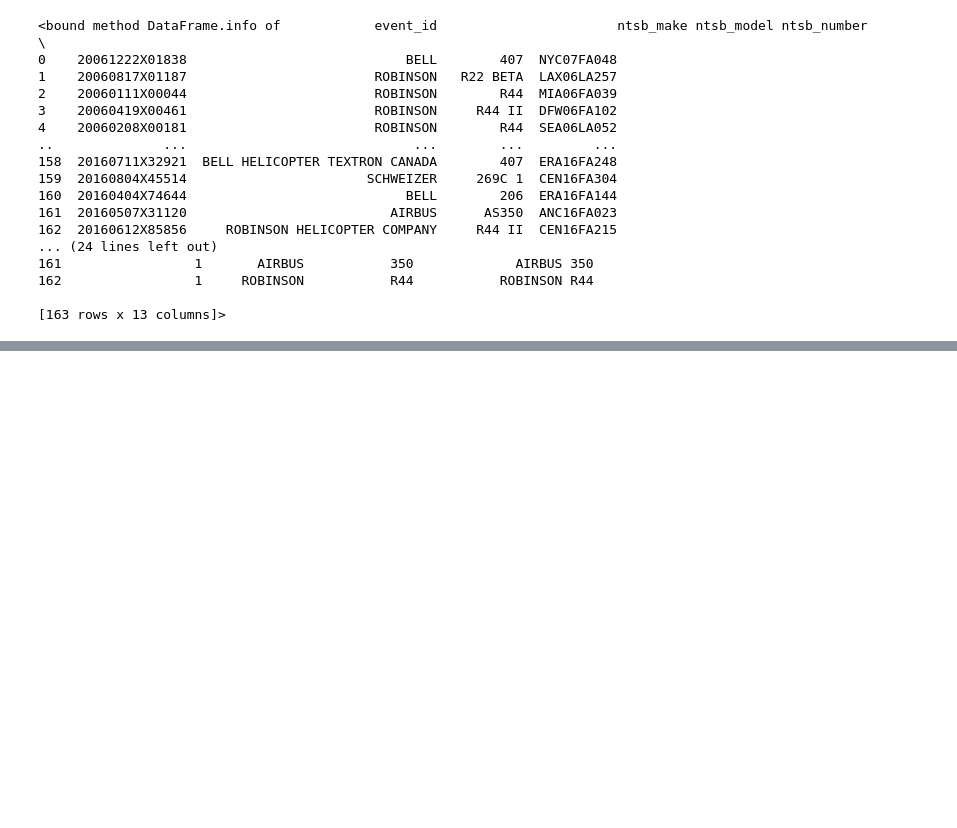
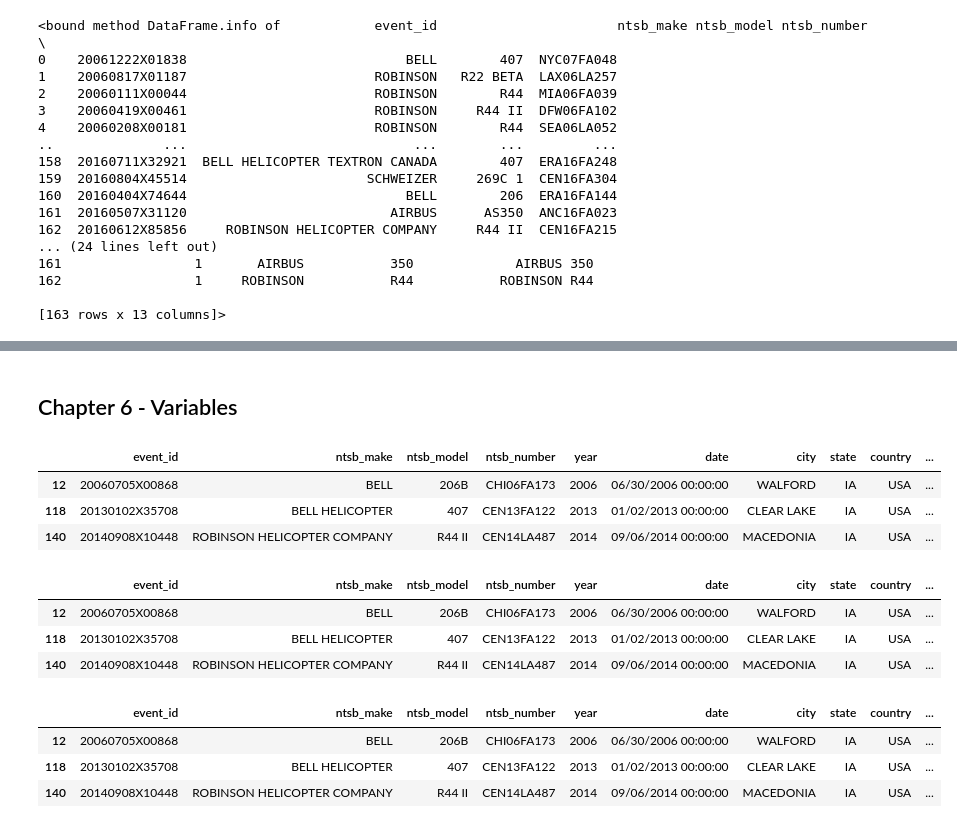
Before and after one commit to coletteyama/first-python-notebook, a Jupyter notebook: first_python_nb.ipynb, the cells around one changed output, grey strips where cells are left out. Drawn from its saved outputs; the diff is of its cells as text; code cells hidden in the pictures; blank space fills up the shorter version.

```diff
--- a/first_python_nb.ipynb
+++ b/first_python_nb.ipynb
@@ -105,0 +248,2 @@ accident_list.info
+# %% [markdown]
+## Chapter 6 - Variables
@@ -105,0 +252,7 @@ accident_list.info
+# %%
+accident_list[accident_list["state"] == "IA"]
+# %% [output]
+|  | event_id | ntsb_make | ntsb_model | ntsb_number | year | date | city | state | country | ... |
+| 12 | 20060705X00868 | BELL | 206B | CHI06FA173 | 2006 | 06/30/2006 00:00:00 | WALFORD | IA | USA | ... |
+| 118 | 20130102X35708 | BELL HELICOPTER | 407 | CEN13FA122 | 2013 | 01/02/2013 00:00:00 | CLEAR LAKE | IA | USA | ... |
+| 140 | 20140908X10448 | ROBINSON HELICOPTER COMPANY | R44 II | CEN14LA487 | 2014 | 09/06/2014 00:00:00 | MACEDONIA | IA | USA | ... |
@@ -105,0 +261,7 @@ accident_list.info
+# %%
+accident_list[my_state_filter]
+# %% [output]
+|  | event_id | ntsb_make | ntsb_model | ntsb_number | year | date | city | state | country | ... |
+| 12 | 20060705X00868 | BELL | 206B | CHI06FA173 | 2006 | 06/30/2006 00:00:00 | WALFORD | IA | USA | ... |
+| 118 | 20130102X35708 | BELL HELICOPTER | 407 | CEN13FA122 | 2013 | 01/02/2013 00:00:00 | CLEAR LAKE | IA | USA | ... |
+| 140 | 20140908X10448 | ROBINSON HELICOPTER COMPANY | R44 II | CEN14LA487 | 2014 | 09/06/2014 00:00:00 | MACEDONIA | IA | USA | ... |
@@ -105,0 +270,7 @@ accident_list.info
+# %%
+my_accidents.head()
+# %% [output]
+|  | event_id | ntsb_make | ntsb_model | ntsb_number | year | date | city | state | country | ... |
+| 12 | 20060705X00868 | BELL | 206B | CHI06FA173 | 2006 | 06/30/2006 00:00:00 | WALFORD | IA | USA | ... |
+| 118 | 20130102X35708 | BELL HELICOPTER | 407 | CEN13FA122 | 2013 | 01/02/2013 00:00:00 | CLEAR LAKE | IA | USA | ... |
+| 140 | 20140908X10448 | ROBINSON HELICOPTER COMPANY | R44 II | CEN14LA487 | 2014 | 09/06/2014 00:00:00 | MACEDONIA | IA | USA | ... |
```
Also changed, not shown: parts of 56 cells of this notebook.
